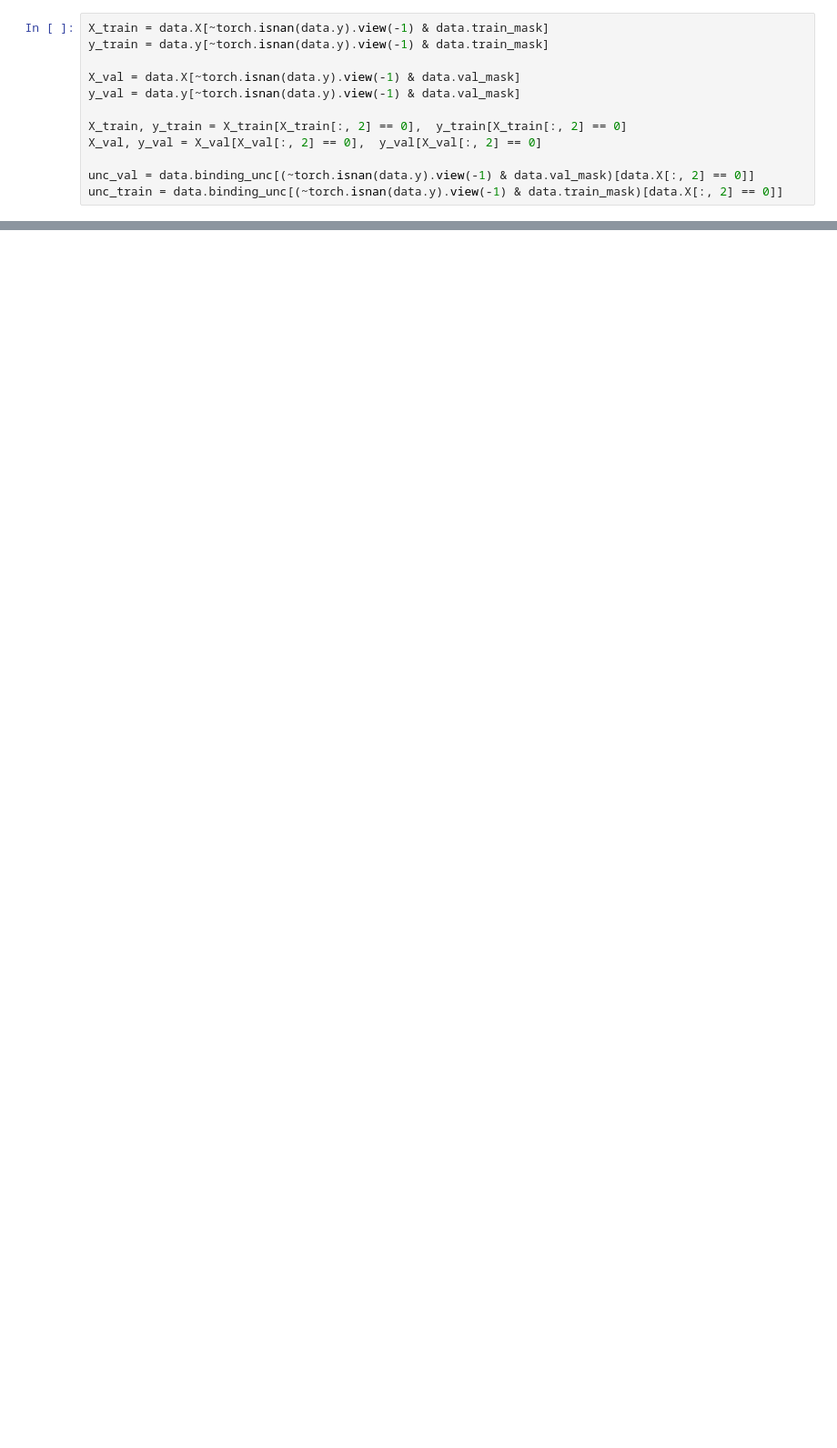
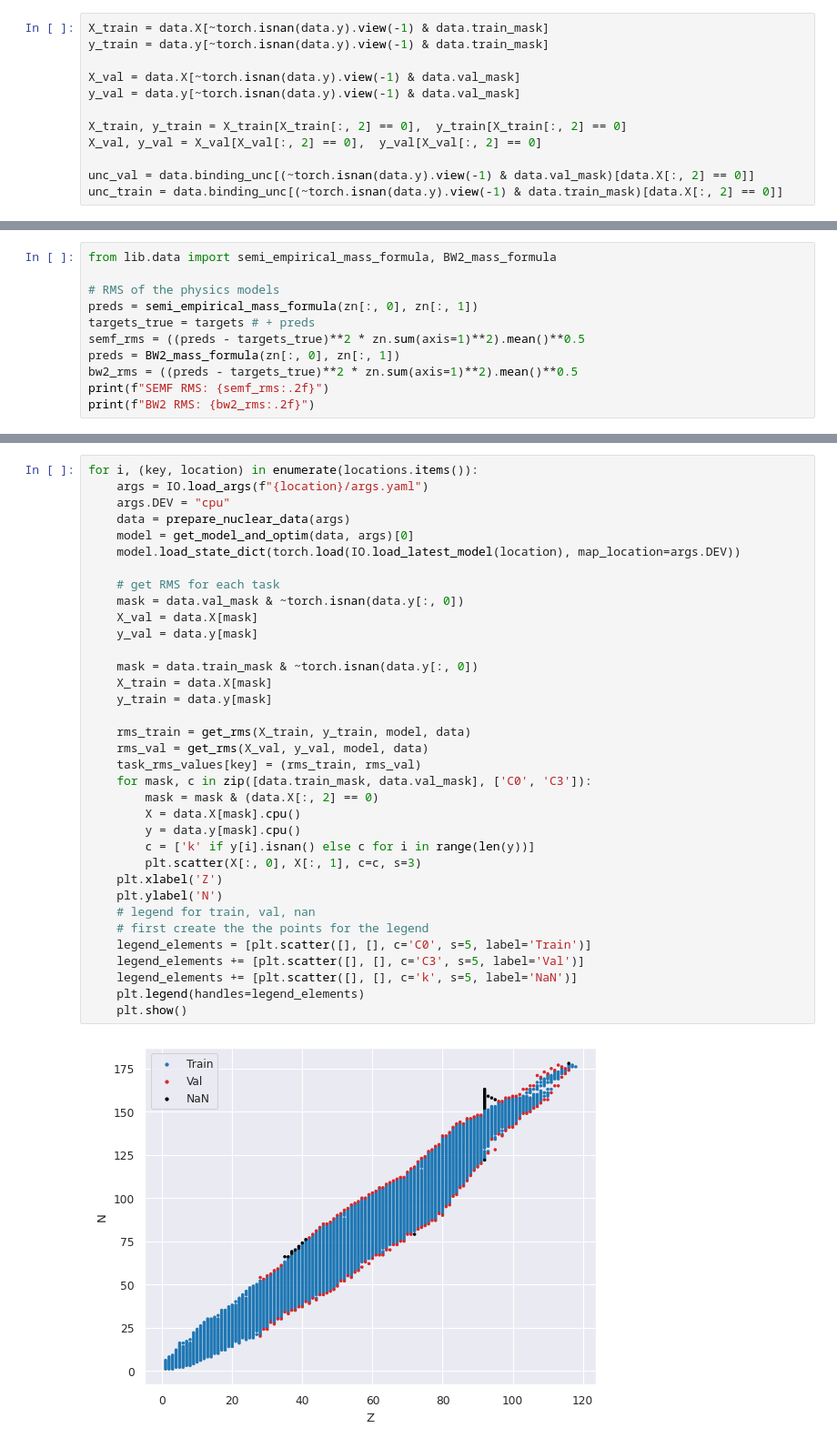
Before and after one commit to okitouni/NuCLR-MechInterp, a Jupyter notebook: nbs/extrap-plot.ipynb, the cells around one changed output, grey strips where cells are left out. Shown at 91% size. Drawn from its saved outputs; the diff is of its cells as text; blank space fills up the shorter version.

```diff
--- a/nbs/extrap-plot.ipynb
+++ b/nbs/extrap-plot.ipynb
@@ -164,0 +202,11 @@ fig.colorbar(sc)
+# %%
+from lib.data import semi_empirical_mass_formula, BW2_mass_formula
+
+# RMS of the physics models
+preds = semi_empirical_mass_formula(zn[:, 0], zn[:, 1])
+targets_true = targets # + preds
+semf_rms = ((preds - targets_true)**2 * zn.sum(axis=1)**2).mean()**0.5
+preds = BW2_mass_formula(zn[:, 0], zn[:, 1])
+bw2_rms = ((preds - targets_true)**2 * zn.sum(axis=1)**2).mean()**0.5
+print(f"SEMF RMS: {semf_rms:.2f}")
+print(f"BW2 RMS: {bw2_rms:.2f}")
@@ -164,0 +250,37 @@ fig.colorbar(sc)
+# %%
+for i, (key, location) in enumerate(locations.items()):
+    args = IO.load_args(f"{location}/args.yaml")
+    args.DEV = "cpu"
+    data = prepare_nuclear_data(args)
+    model = get_model_and_optim(data, args)[0]
+    model.load_state_dict(torch.load(IO.load_latest_model(location), map_location=args.DEV))
+
+    # get RMS for each task
+    mask = data.val_mask & ~torch.isnan(data.y[:, 0])
+    X_val = data.X[mask]
+    y_val = data.y[mask]
+
+    mask = data.train_mask & ~torch.isnan(data.y[:, 0])
+    X_train = data.X[mask]
+    y_train = data.y[mask]
+
+    rms_train = get_rms(X_train, y_train, model, data)
+    rms_val = get_rms(X_val, y_val, model, data)
+    task_rms_values[key] = (rms_train, rms_val)
+    for mask, c in zip([data.train_mask, data.val_mask], ['C0', 'C3']):
+        mask = mask & (data.X[:, 2] == 0)
+        X = data.X[mask].cpu()
+        y = data.y[mask].cpu()
+        c = ['k' if y[i].isnan() else c for i in range(len(y))]
+        plt.scatter(X[:, 0], X[:, 1], c=c, s=3)
+    plt.xlabel('Z')
+    plt.ylabel('N')
+    # legend for train, val, nan
+    # first create the the points for the legend
+    legend_elements = [plt.scatter([], [], c='C0', s=5, label='Train')]
+    legend_elements += [plt.scatter([], [], c='C3', s=5, label='Val')]
+    legend_elements += [plt.scatter([], [], c='k', s=5, label='NaN')]
+    plt.legend(handles=legend_elements)
+    plt.show()
+# %% [output]
+[figure, added]
```
Also changed, not shown: parts of 16 cells of this notebook, 3 other files.
